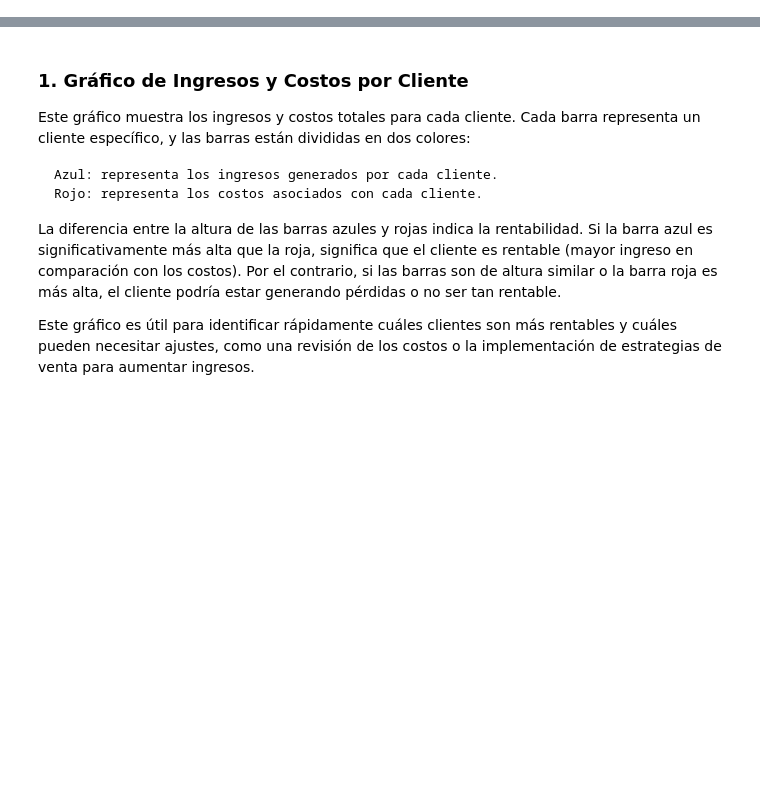
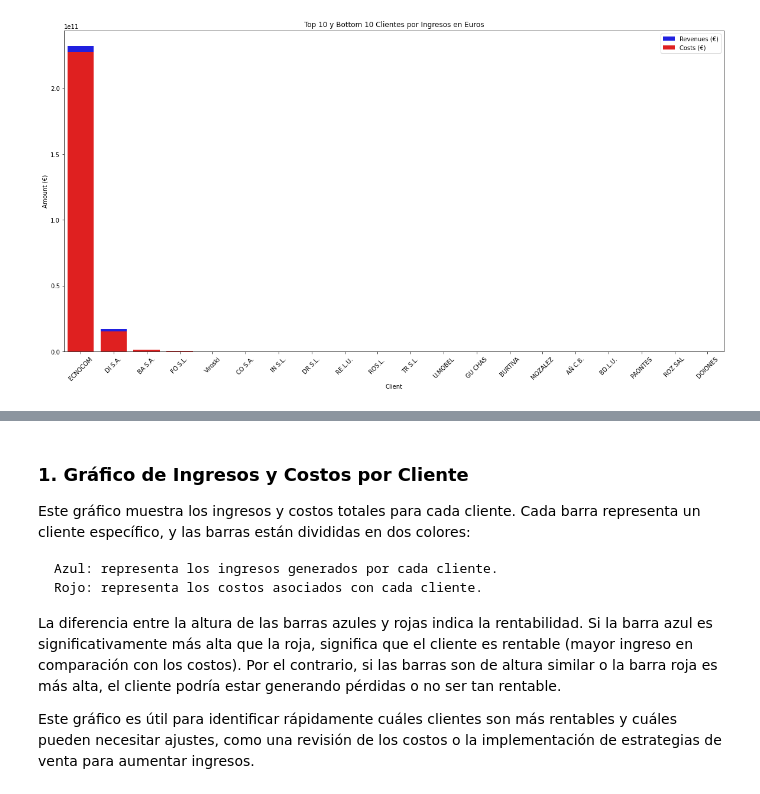
Before and after one commit to ctupac999/project-2-ironhack-media-es, a Jupyter notebook: project2.ipynb, the cells around one changed output, grey strips where cells are left out. Saved outputs shown, nothing was run; the diff lists cells and outputs as text; code cells hidden in the pictures; blank space fills up the shorter version.

```diff
--- a/project2.ipynb
+++ b/project2.ipynb
@@ -27,0 +39,20 @@ plt.show()
+# %%
+# Mostrar los 10 clientes más altos y más bajos por ingresos
+top_10_clients = cliente_df.nlargest(10, 'Revenues_EUR')
+bottom_10_clients = cliente_df.nsmallest(10, 'Revenues_EUR')
+
+# Unir los 10 más altos y 10 más bajos
+final_cliente_df = pd.concat([top_10_clients, bottom_10_clients])
+
+# Visualización de Ingresos y Costos por Cliente (solo los 10 más altos y bajos)
+plt.figure(figsize=(20, 10))
+sns.barplot(x='Client', y='Revenues_EUR', data=final_cliente_df, color='b', label='Revenues (€)')
+sns.barplot(x='Client', y='Costs_EUR', data=final_cliente_df, color='r', label='Costs (€)')
+plt.xlabel("Client")
+plt.ylabel("Amount (€)")
+plt.legend()
+plt.title("Top 10 y Bottom 10 Clientes por Ingresos en Euros")
+plt.xticks(rotation=45)
+plt.show()
+# %% [output]
+[figure, added]
```
Also changed, not shown: parts of 4 cells of this notebook, 1 other file.
